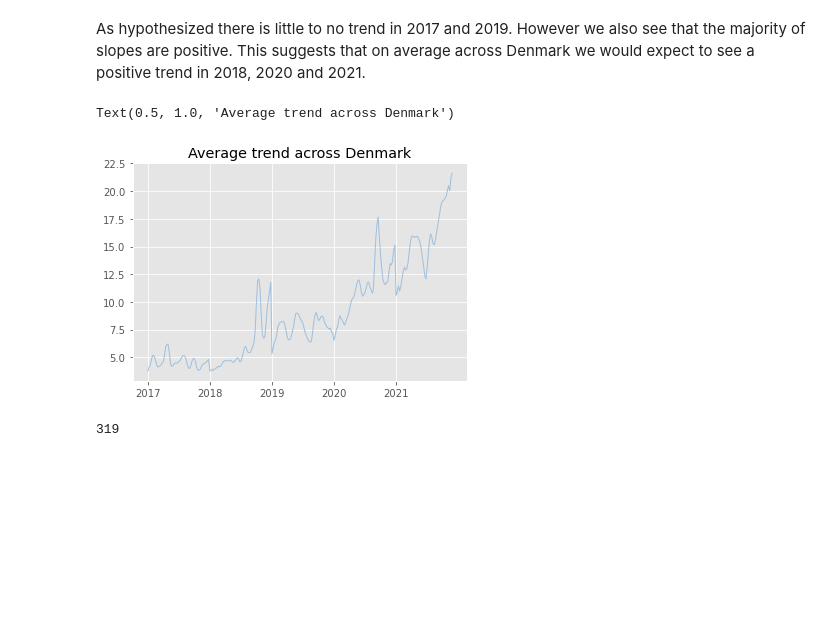
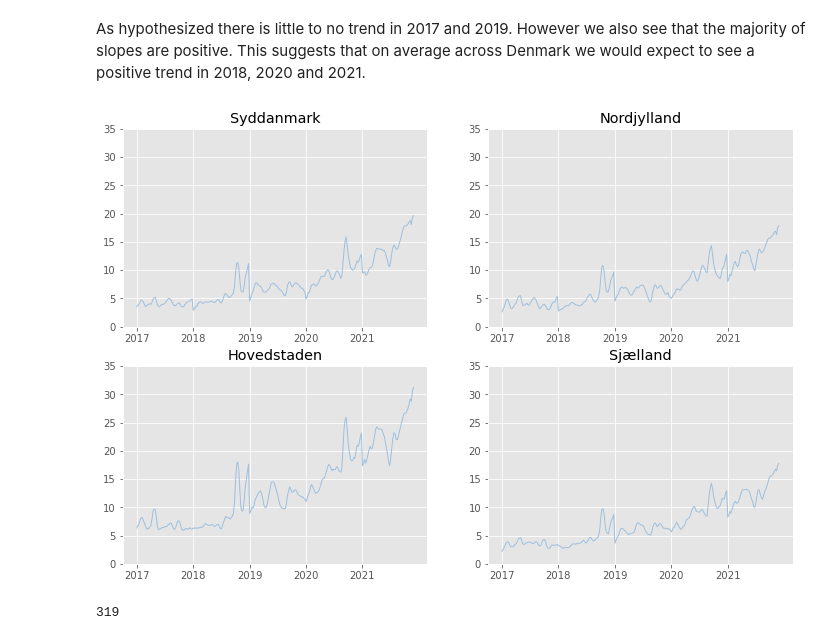
Before and after one commit to jacdals97/EV_Project, a Jupyter notebook: trends/trends_preprocessing.ipynb, the cells around one changed output. Cells and saved outputs as stored; diff of their text form; code cells hidden in the pictures; blank space fills up the shorter version.

```diff
--- a/trends/trends_preprocessing.ipynb
+++ b/trends/trends_preprocessing.ipynb
@@ -187,17 +189,41 @@ We now engineer a final variable to indicate whether the city is exhibiting a tr
 trends_df_regr['trending'] = (trends_df_regr['R2'] >= 0.4).apply(int)
 # %% [markdown]
 As hypothesized there is little to no trend in 2017 and 2019. However we also see that the majority of slopes are positive. This suggests that on average across Denmark we would expect to see a positive trend in 2018, 2020 and 2021.
-# %%
-plt_data = trends_df.groupby(['year', 'week'], as_index = False).mean().reset_index()
-
-plt.plot(range(0, len(plt_data['year'])), plt_data['trend'], '-',linewidth=1,label='raw',color='#9FC0DE')
-ticks = [0, 52, 104, 156, 208]
-labs = [2017, 2018, 2019, 2020, 2021]
-plt.xticks(ticks, labs)
-plt.title('Average trend across Denmark')
-# %% [output]
-Text(0.5, 1.0, 'Average trend across Denmark')
-[figure, removed]
+# %%
+plt_data = trends_df.groupby(['year', 'week', 'Region'], as_index = False).mean().reset_index()
+
+
+ticks = [0, 52, 104, 156, 208]
+labs = [2017, 2018, 2019, 2020, 2021]
+
+fig, axs = plt.subplots(2, 2, figsize=(12,8))
+
+axs[0][0].plot(range(0, len(plt_data['year'][plt_data.Region == 'Syddanmark'])), plt_data['trend'][plt_data.Region == 'Syddanmark'], '-',linewidth=1,label='raw',color='#9FC0DE')
+axs[0][0].set_xticks(ticks)
+axs[0][0].set_xticklabels(labs)
+axs[0][0].set_title('Syddanmark')
+axs[0][0].set_ylim([0,35])
+axs[0][1].plot(range(0, len(plt_data['year'][plt_data.Region == 'Nordjylland'])), plt_data['trend'][plt_data.Region == 'Nordjylland'], '-',linewidth=1,label='raw',color='#9FC0DE')
+axs[0][1].set_xticks(ticks)
+axs[0][1].set_xticklabels(labs)
+axs[0][1].set_title('Nordjylland')
+axs[0][1].set_ylim([0,35])
+axs[1][0].plot(range(0, len(plt_data['year'][plt_data.Region == 'Hovedstaden'])), plt_data['trend'][plt_data.Region == 'Hovedstaden'], '-',linewidth=1,label='raw',color='#9FC0DE')
+axs[1][0].set_xticks(ticks)
+axs[1][0].set_xticklabels(labs)
+axs[1][0].set_title('Hovedstaden')
+axs[1][0].set_ylim([0,35])
+axs[1][1].plot(range(0, len(plt_data['year'][plt_data.Region == 'Sjælland'])), plt_data['trend'][plt_data.Region == 'Sjælland'], '-',linewidth=1,label='raw',color='#9FC0DE')
+axs[1][1].set_xticks(ticks)
+axs[1][1].set_xticklabels(labs)
+axs[1][1].set_title('Sjælland')
+axs[1][1].set_ylim([0,35])
+
+#fig.suptitle('Weekly regional mean of Google Trends data', fontsize = 16)
+
+fig.savefig('trends/weekly_region_mean.png', dpi = 400)
+# %% [output]
+[figure, added]
 # %%
 trends_df_regr.to_csv('Datasets/aggregated/preproccesed_trends_data.csv')
 # %%
```
Also changed, not shown: parts of 1 cell of this notebook, 28 other files.
